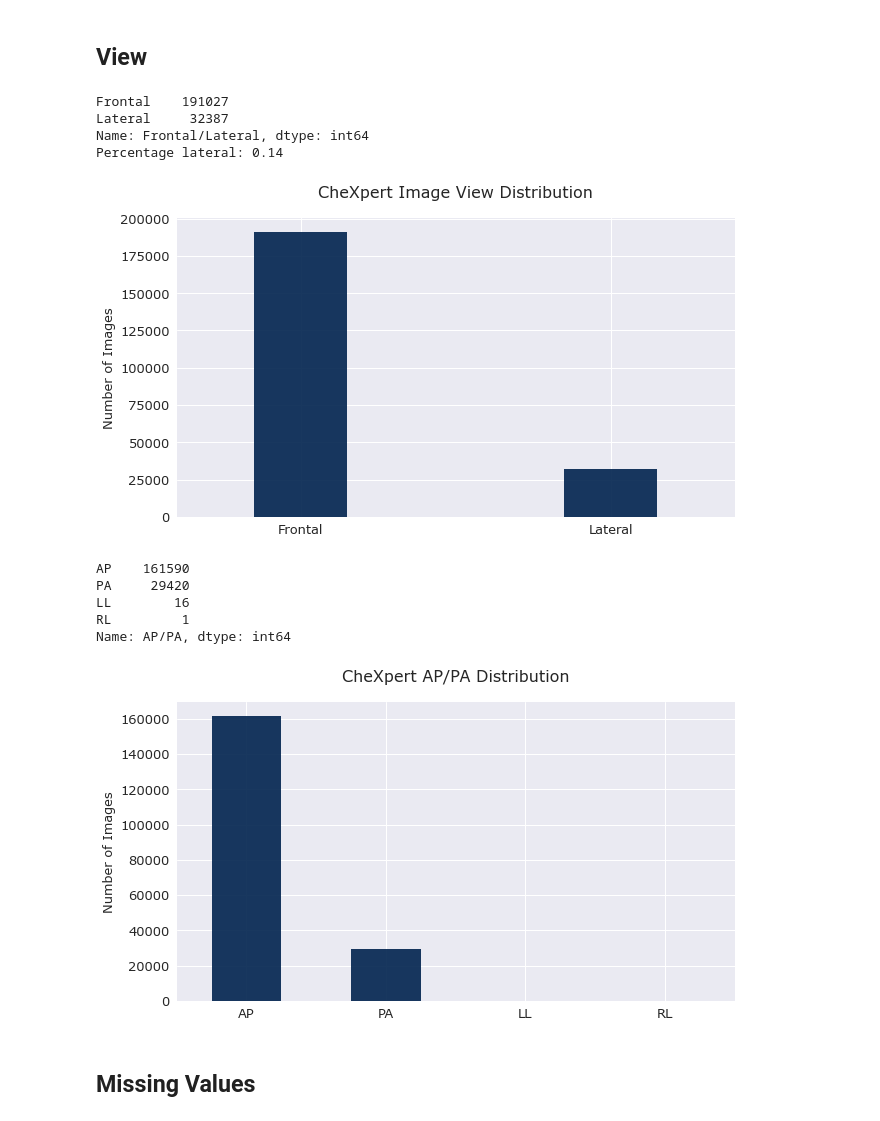
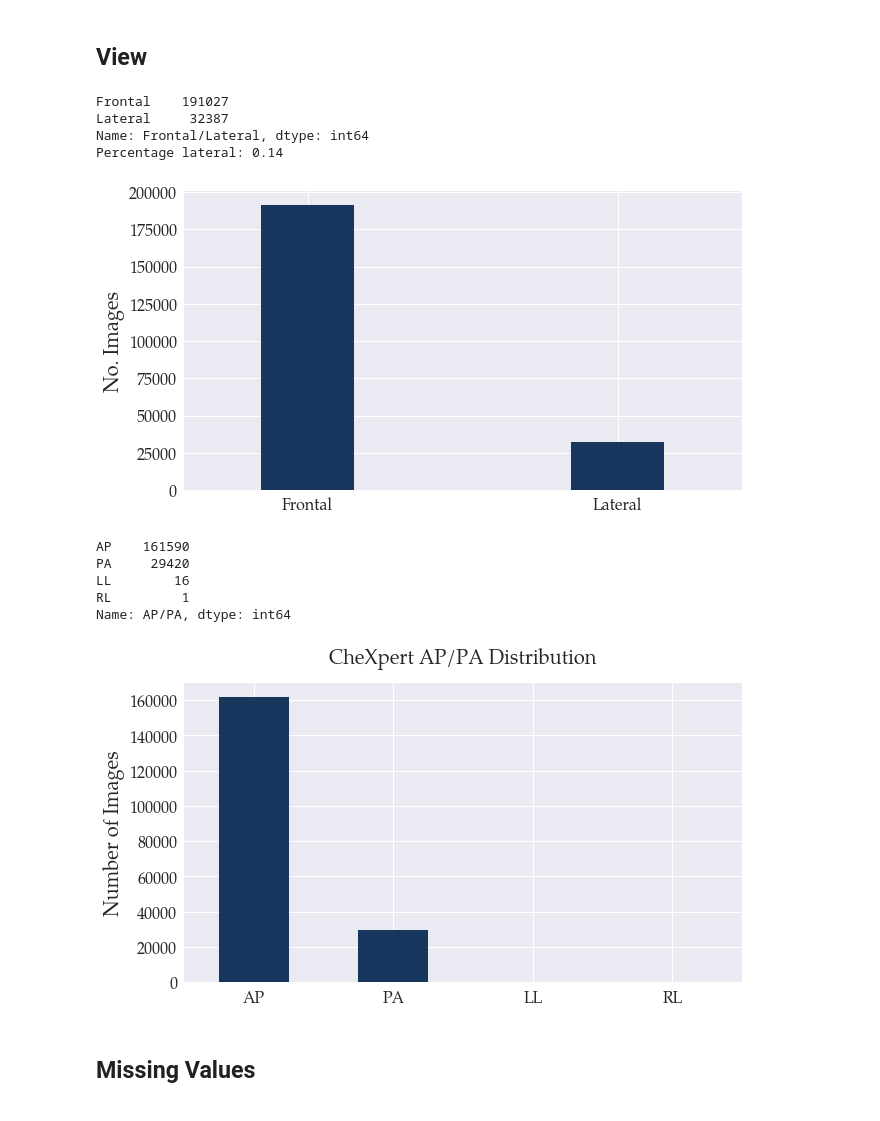
Before and after one commit to linev8k/cxr-fl-privacy, a Jupyter notebook: chexpert_data.ipynb, the cells around one changed output. Saved outputs shown, nothing was run; the diff lists cells and outputs as text; code cells hidden in the pictures.

```diff
--- a/chexpert_data.ipynb
+++ b/chexpert_data.ipynb
@@ -26,13 +26,33 @@ train_chex.head()
 | 3 | CheXpert-v1.0-small/train/patient... | Female | 83 | Lateral | NaN | NaN | NaN | NaN | ... |
 | 4 | CheXpert-v1.0-small/train/patient... | Male | 41 | Frontal | AP | NaN | NaN | NaN | ... |
 # %%
-plt.style.use('seaborn')
-plt.rcParams['font.family'] = 'sans-serif'
-plt.rcParams['font.sans-serif'] = ['Verdana']
+# plt.style.use('seaborn')
+# plt.rcParams['font.family'] = 'sans-serif'
+# plt.rcParams['font.sans-serif'] = ['Verdana']
 
-plt.rc('font', size=10) #controls default text size
-plt.rc('axes', titlesize=16) #fontsize of the title
-plt.rc('axes', labelsize=13) #fontsize of the x and y labels
-plt.rc('xtick', labelsize=13) #fontsize of the x tick labels
-plt.rc('ytick', labelsize=13) #fontsize of the y tick labels
-plt.rc('legend', fontsize=13) #fontsize of the legend
+# plt.rc('font', size=10) #controls default text size
+# plt.rc('axes', titlesize=16) #fontsize of the title
+# plt.rc('axes', labelsize=13) #fontsize of the x and y labels
+# plt.rc('xtick', labelsize=13) #fontsize of the x tick labels
+# plt.rc('ytick', labelsize=13) #fontsize of the y tick labels
+# plt.rc('legend', fontsize=13) #fontsize of the legend
+# %%
+plt.style.use('seaborn')
+# plt.rcParams['font.family'] = 'sans-serif'
+# plt.rcParams['font.sans-serif'] = ['Verdana']
+
+plt.rc('font', size=20) #controls default text size
+plt.rc('axes', titlesize=20) #fontsize of the title
+plt.rc('axes', labelsize=20) #fontsize of the x and y labels
+plt.rc('xtick', labelsize=16) #fontsize of the x tick labels
+plt.rc('ytick', labelsize=16) #fontsize of the y tick labels
+plt.rc('legend', fontsize=16) #fontsize of the legend
+# %%
+import matplotlib.font_manager as font_manager
+
+font_path = '/usr/local/texlive/2021/texmf-dist/fonts/opentype/public/tex-gyre/texgyrepagella-regular.otf'  # Your font path goes here
+font_manager.fontManager.addfont(font_path)
+prop = font_manager.FontProperties(fname=font_path)
+
+plt.rcParams['font.family'] = 'sans-serif'
+plt.rcParams['font.sans-serif'] = prop.get_name()
@@ -47,19 +69,19 @@ cmap(0.2)
 # %%
 f_l_counts = train_chex['Frontal/Lateral'].value_counts()
 fig, ax = plt.subplots(facecolor='white', figsize=(10, 5.5))
 f_l_counts.plot(kind='bar', colormap='cividis', alpha=0.9, width=0.3)
-ax.set_ylabel('Number of Images')
+ax.set_ylabel('No. Images')
 ax.tick_params(axis='x', labelrotation= 0)
-ax.set_title('CheXpert Image View Distribution', pad=20)
-# plt.savefig(img_path+'front_lat.png', dpi=300, facecolor='white', bbox_inches = 'tight')
+# ax.set_title('CheXpert Image View Distribution', pad=20)
+# plt.savefig(img_path+'front_lat.pdf', dpi=300, facecolor='white', bbox_inches = 'tight')
 print(f_l_counts)
 print(f"Percentage lateral: {round(f_l_counts['Lateral']/sum(f_l_counts),2)}")
 # %% [output]
 Frontal    191027
 Lateral     32387
 Name: Frontal/Lateral, dtype: int64
 Percentage lateral: 0.14
-[figure, old version]
+[figure, new version]
 # %%
 a_p = train_chex['AP/PA'].value_counts()
 fig, ax = plt.subplots(facecolor='white', figsize=(10, 5.5))
@@ -76,7 +98,7 @@ PA     29420
 LL        16
 RL         1
 Name: AP/PA, dtype: int64
-[figure, old version]
+[figure, new version]
 # %% [markdown]
 ## Missing Values
 # %%
```
Also changed, not shown: parts of 9 cells of this notebook, 8 other files.
